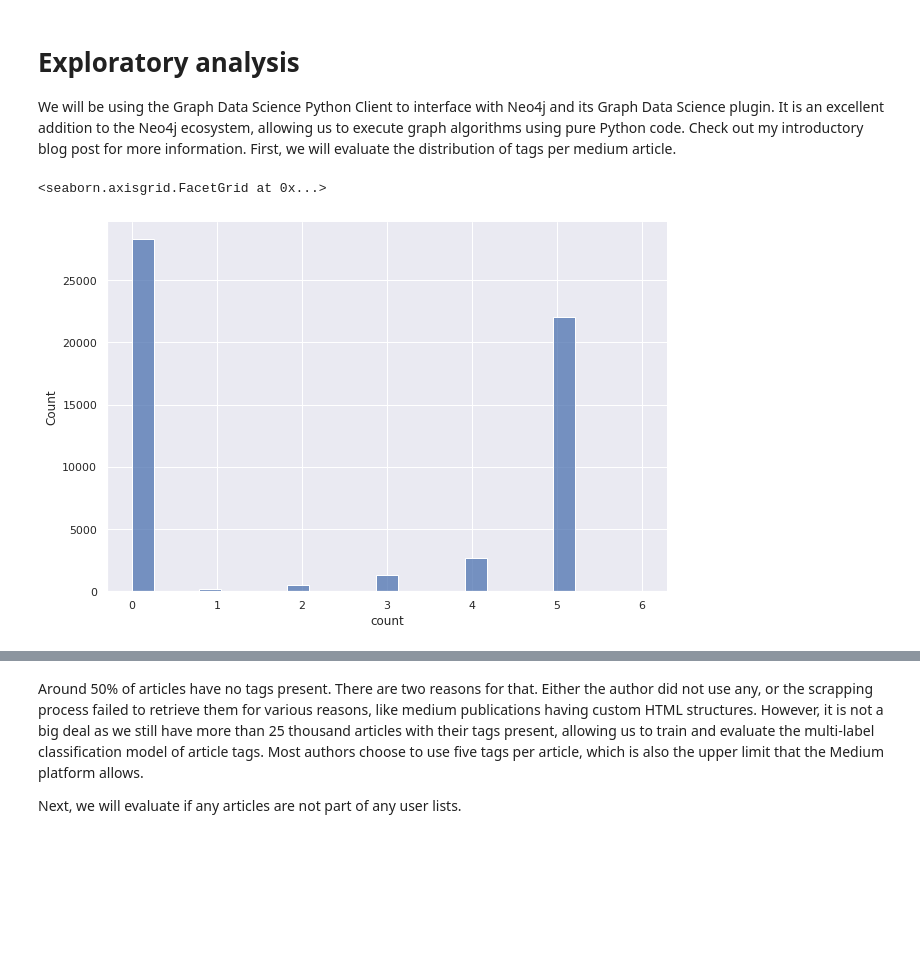
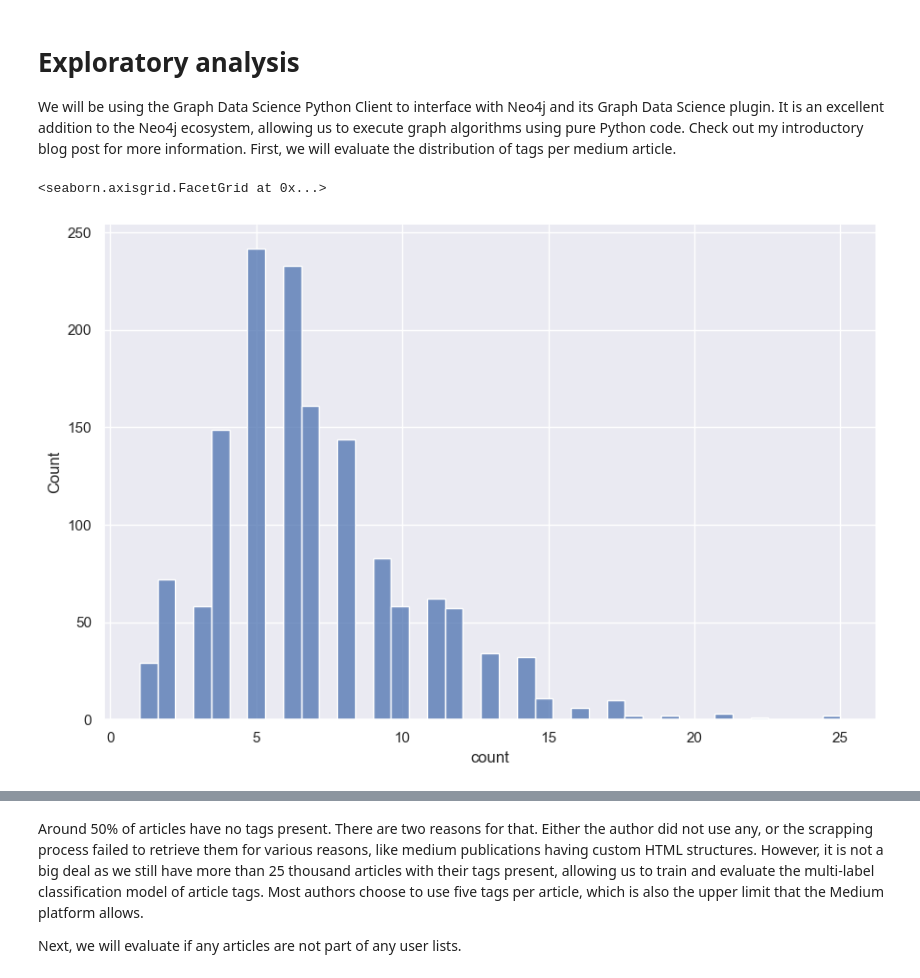
Before and after one commit to Eirsteir/ukesmeny, a Jupyter notebook: neo4j/Classification with GraphSAGE.ipynb, the cells around one changed output, grey strips where cells are left out. Saved outputs shown, nothing was run; the diff lists cells and outputs as text; code cells hidden in the pictures; blank space fills up the shorter version.

```diff
--- a/neo4j/Classification with GraphSAGE.ipynb
+++ b/neo4j/Classification with GraphSAGE.ipynb
@@ -96,11 +96,11 @@ We will be using the Graph Data Science Python Client to interface with Neo4j an
 First, we will evaluate the distribution of tags per medium article.
 # %%
 dist_df = gds.run_cypher("""
-MATCH (a:Article)
-RETURN count{(a)-[:HAS_TAG]->()} AS count
+MATCH (a:Recipie)
+RETURN count{(a)-[:HAS_INGREDIENT]->()} AS count
 """)
 
 sns.displot(dist_df['count'], height=6, aspect=1.5)
 # %% [output]
 <seaborn.axisgrid.FacetGrid at 0x...>
-[figure, old version]
+[figure, new version]
```
Also changed, not shown: parts of 7 cells of this notebook, 14 other files.
